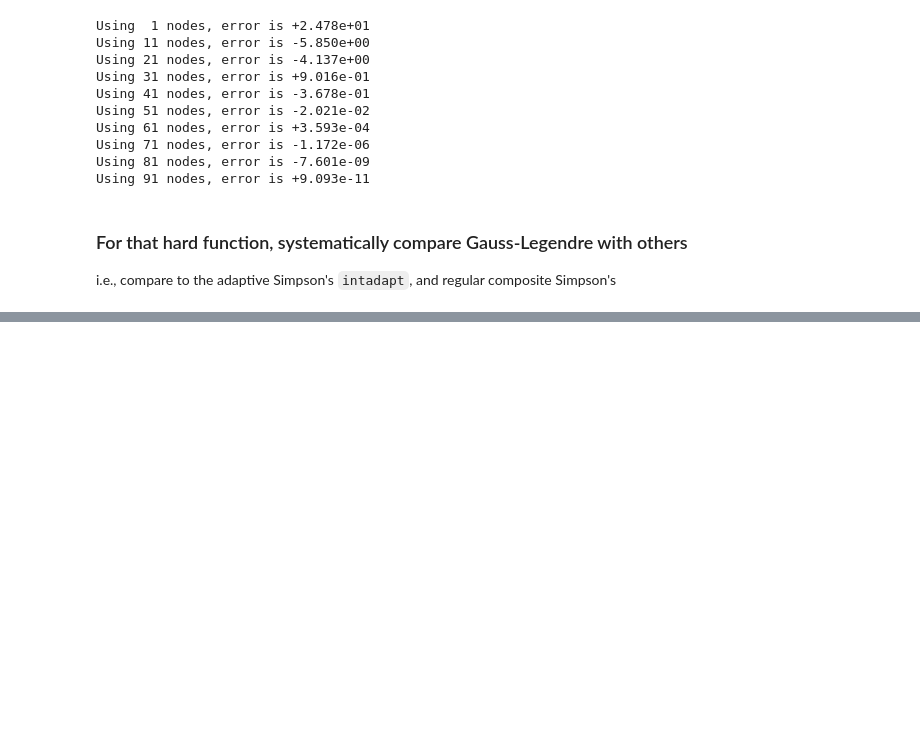
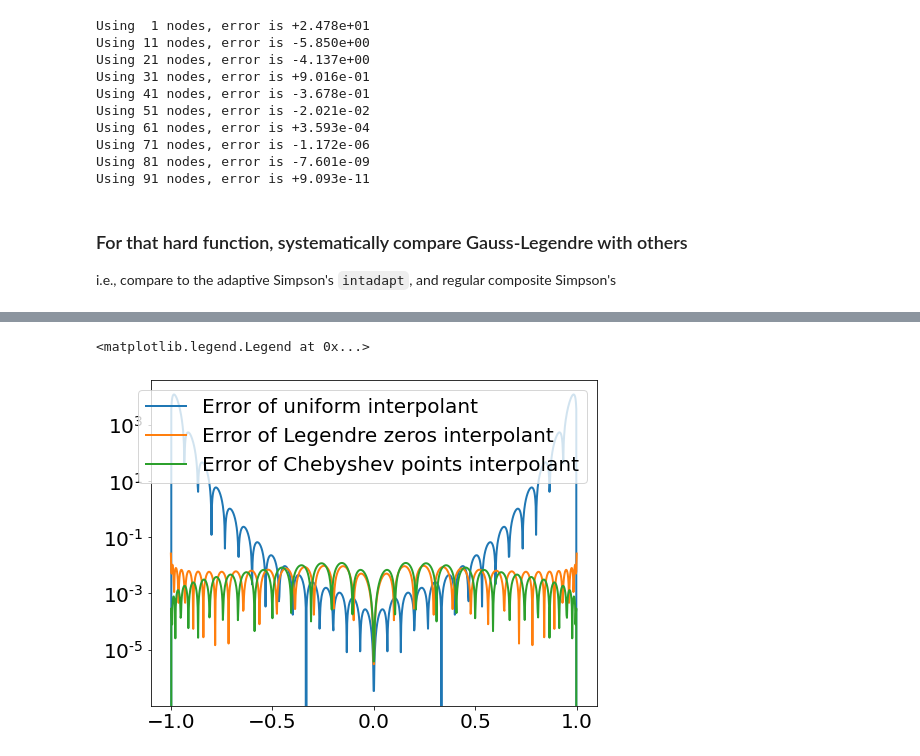
Before and after one commit to stephenbeckr/numerical-analysis-class, a Jupyter notebook: Demos/Ch4_GaussianQuadrature.ipynb, the cells around one changed output, grey strips where cells are left out. Cells and saved outputs as stored; diff of their text form; code cells hidden in the pictures; blank space fills up the shorter version.

```diff
--- a/Demos/Ch4_GaussianQuadrature.ipynb
+++ b/Demos/Ch4_GaussianQuadrature.ipynb
@@ -366,0 +389,21 @@ plt.legend();
+# %%
+from scipy.interpolate import BarycentricInterpolator
+
+n = 30
+nodes = np.linspace(a,b,n+1) # uniform
+uniformInterpolant = BarycentricInterpolator(nodes,f(nodes))
+
+nodes,weights = roots_legendre(n+1)
+GaussInterpolant = BarycentricInterpolator(nodes,f(nodes))
+
+nodes = -np.cos( np.pi*np.arange(0,n+1)/n)
+ChebyshevInterpolant = BarycentricInterpolator(nodes,f(nodes))
+
+x = np.linspace(a,b,num=1000)
+plt.semilogy( x, abs( f(x) - uniformInterpolant(x) ), label="Error of uniform interpolant");
+plt.semilogy( x, abs( f(x) - GaussInterpolant(x) ), label="Error of Legendre zeros interpolant");
+plt.semilogy( x, abs( f(x) - ChebyshevInterpolant(x) ), label="Error of Chebyshev points interpolant");
+plt.legend()
+# %% [output]
+<matplotlib.legend.Legend at 0x...>
+[figure, added]
```
Also changed, not shown: parts of 9 cells of this notebook.
